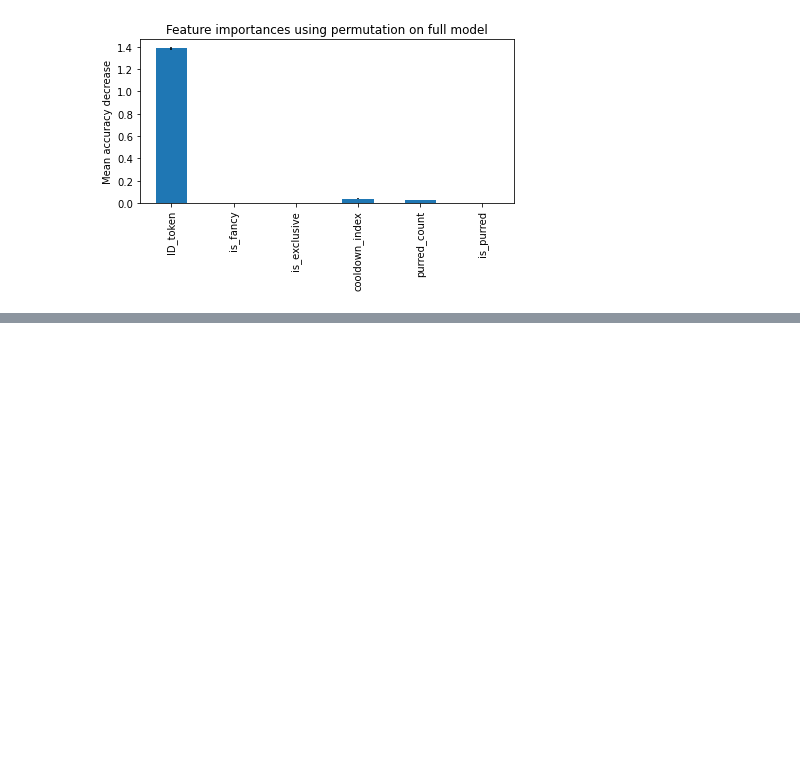
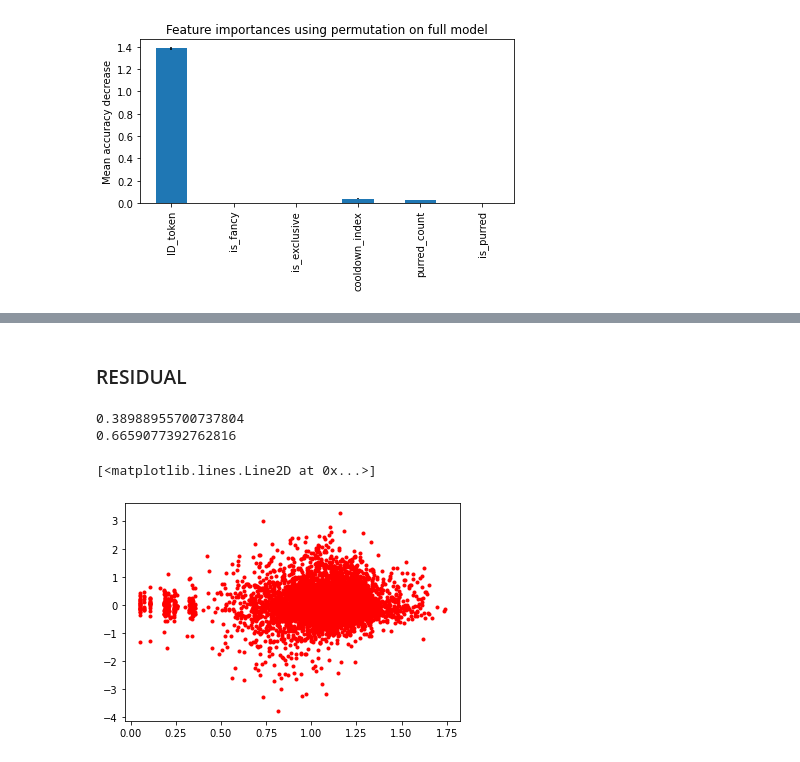
Before and after one commit to csgorham/cryptokitties-heroku, a Jupyter notebook: merge_DATA_go-CRYPTOKITTYAPI.ipynb, the cells around one changed output, grey strips where cells are left out. Saved outputs shown, nothing was run; the diff lists cells and outputs as text; code cells hidden in the pictures; blank space fills up the shorter version.

```diff
--- a/merge_DATA_go-CRYPTOKITTYAPI.ipynb
+++ b/merge_DATA_go-CRYPTOKITTYAPI.ipynb
@@ -687,4 +687,4 @@ Xdata,  ydata = shuffle(Xdata,  ydata, random_state=42)
 Xdata=Xdata.reset_index(drop=True)
 ydata=ydata.reset_index(drop=True)
 poly = PolynomialFeatures(include_bias = False, interaction_only =True, degree=1)
-X_train, X_test, y_train, y_test = train_test_split( Xdata, ydata, test_size=0.33, random_state=12)
+X_train, X_test, y_train, y_test = train_test_split( Xdata, ydata, test_size=0.7, random_state=12)
@@ -753,11 +753,11 @@ class nonlinear_and_residual(BaseEstimator, TransformerMixin):
 
 #rf
 pipe = Pipeline([('categorical', ctransformer),('poly', poly),  ('scaling', MaxAbsScaler()),
-                 ('regressor', RandomForestRegressor(n_estimators=131,
-                                                     min_samples_split=15,
-                                                     min_samples_leaf=8,
+                 ('regressor', RandomForestRegressor(n_estimators=170,
+                                                     min_samples_split=20,
+                                                     min_samples_leaf=6,
                                                      max_features='auto',
-                                                     max_depth=14,
+                                                     max_depth=101,
                                                      bootstrap=True,
                                                      oob_score=False,
                                                      random_state = 42))]) #('gs_est', gs_est)])
@@ -1085,0 +1064,45 @@ plt.plot(y_test.index, y_test-y_pred , '.r')
+# %% [markdown]
+### RESIDUAL
+# %%
+from sklearn.linear_model import RidgeCV
+
+nonlinmodel = RandomForestRegressor(n_estimators = 165,
+                                                 min_samples_split = 20,
+                                                 min_samples_leaf = 8,
+                                                 max_depth = 25, random_state = 42,
+                                                 bootstrap=True,oob_score=False, max_features = 'auto')
+#linmodel_residual = RidgeCV(alphas=[1e-3, 1e-2, 1e-1, 1, 20], fit_intercept='True')
+linmodel_residual = Ridge(alpha=.0001, fit_intercept='True')
+
+
+linmodel_residual.fit(X_train, y_train)
+
+
+X1, y1 = shuffle(X_train,y_train)
+residual =  y1 - linmodel_residual.predict(X1)
+
+nonlinmodel.fit(X1,residual)
+
+prednonlin = nonlinmodel.predict(X_test)
+predlin = linmodel_residual.predict(X_test)
+
+ypred_resid = prednonlin + predlin
+
+#pipe_res.fit(X_train, y_train)
+#y_pred2 = pipe_res.predict(X_test)
+R2score_alone = r2_score(y_test, predlin, multioutput='variance_weighted')
+R2score_resid = r2_score(y_test, ypred_resid, multioutput='variance_weighted')
+print(R2score_alone)
+print(R2score_resid)
+# %% [output]
+0.38988955700737804
+0.6659077392762816
+# %%
+
+#plt.plot(X_test['ID_token'], y_pred -.000035*X_test['ID_token']+.69 , '.r', alpha=0.2)
+plt.plot(X_test['overall_rarity_sum'], y_test-y_pred , '.r')
+#plt.plot(-.000035*y_test.index+.69 , '.b')
+#plt.plot(X_test['ID_token'], y_pred , '.m', alpha=0.2)
+# %% [output]
+[<matplotlib.lines.Line2D at 0x...>]
+[figure, added]
```
Also changed, not shown: parts of 28 cells of this notebook, 2 other files.
